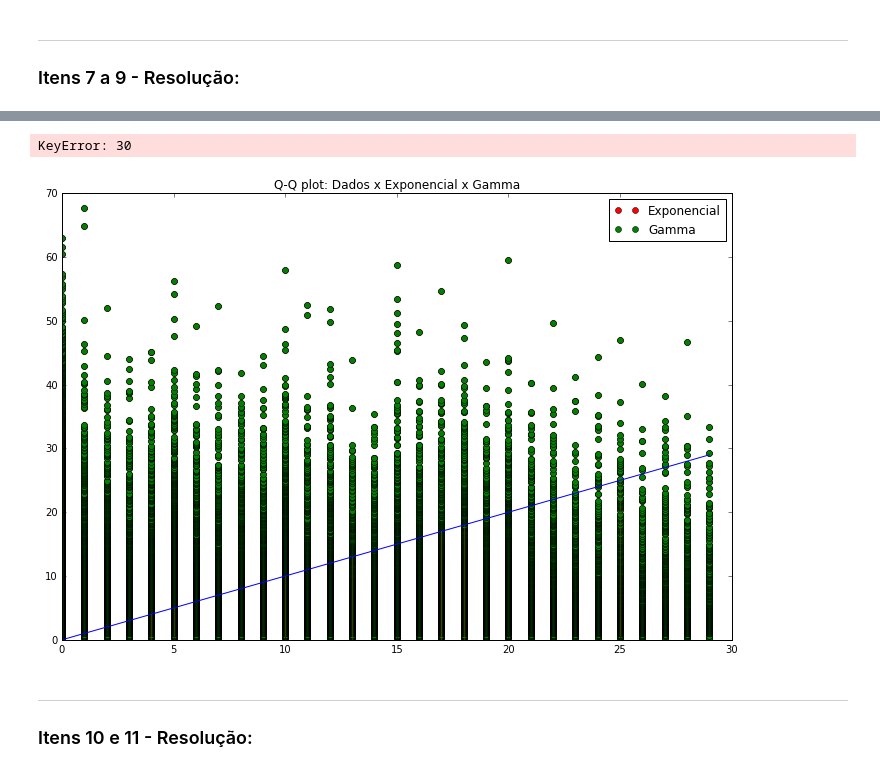
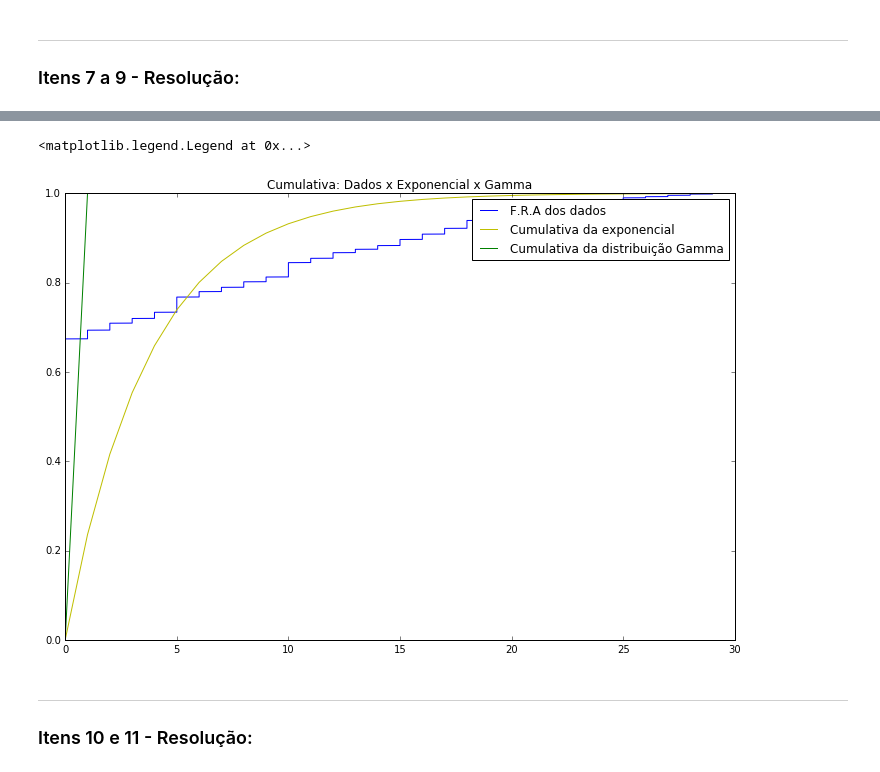
Before and after one commit to carletti/CD, a Jupyter notebook: Mini-Projeto1/MiniProjeto1.ipynb, the cells around one changed output, grey strips where cells are left out. Cells and saved outputs as stored; diff of their text form; code cells hidden in the pictures.

```diff
--- a/Mini-Projeto1/MiniProjeto1.ipynb
+++ b/Mini-Projeto1/MiniProjeto1.ipynb
@@ -84,5 +84,3 @@ computadores[computadores < 30].hist(normed=True, bins = 20, figsize=(14,10))
 # %% [markdown]
 #### Previsão
 Visto os dois primeiros gráficos, é possível afirmar que a variável atua de acordo com uma distribuição exponencial com alpha aproximadamente 1/5,6 ou uma destribuição gama, com K igual a 1 e teta igual a 1/5,6.
-# %%
-stats.gamma.fit(computadores)
@@ -90,0 +90,4 @@ stats.gamma.fit(computadores)
+# %%
+fg = stats.gamma.fit(computadores)
+fga, fgb, fgc = stats.gamma.fit(computadores)
+fg
@@ -92,13 +97,13 @@ stats.gamma.fit(computadores)
 ___
 ### Itens 7 a 9 - Resolução:
 # %%
-mu_exp = computadores.mean()
+mu_exp = computadorest.mean()
 
 # k para a gamma é escolhido entre 1 e 2 baseado na forma do histograma e no efeito que k tem na forma da gamma
-k_gamma = 1
+#k_gamma = 1
 
 # Estimamos theta da distribuição gamma
-theta_gamma = computadores.mean()/k_gamma
+#theta_gamma = computadorest.mean()/k_gamma
 
 
 x = np.linspace(0, 30, 50)
@@ -108,10 +113,12 @@ fig = plt.figure(figsize=(14,10))
 
 # histograma e densidade teórica
 #plt.plot(kind='hist', data=computadores, bins=range(0, 31), normed=True, label="Histograma dos dados")
-computadores[computadores < 30].hist(normed=True, bins=range(0, 31), figsize=(14,10), label="Histograma dos dados")
+computadorest.hist(normed=True, bins=range(0, 31), figsize=(14,10), label="Histograma dos dados")
 exponencial = stats.expon.pdf(x, scale=mu_exp)
-gamma = stats.gamma.pdf(x, scale=theta_gamma, loc=0, a=k_gamma)
-
+#gamma = stats.gamma.pdf(x, scale=theta_gamma, loc=0, a=k_gamma)
+gamma = stats.gamma.pdf(x, scale=fga, loc=fgb, a=fgc)
+#gammafit = stats.gamma(fg)
+#gfy = stats.gamma.pdf(x, fg)
 
 plt.plot(x, gamma, '-', color='green', label="Gamma") # Plota a gamma teórica
 plt.plot(x, exponencial, '-', color='red', label="Exponencial") # Plota a exponencial teórica
@@ -133,39 +170,27 @@ Name: NU_COMP_ALUNO, dtype: float64
 # %%
-# dados ordenados e quantis teóricos - QQplot
-
-# Calcula a frequência relativa acumulada com os dados vindos dos arquivos
-fra = [] # frequencia relativa acumulada
-for i in range(len(computadorest)):
-    acc = (i - 0.5) / len(computadorest)
-    if acc < 0:
-        acc = 0
-    fra.append(acc) # ver Magalhães e Lima (pag. 195)
-
-# Convertemos fra em uma Series do Pandas
-fra = pd.Series(data=fra)
-
-# Gera os valores dos quantis teóricos para as distribuições analisadas
-q_exp = stats.expon.ppf(fra, scale=mu_exp) # quantis teóricos da exponencial
-q_gamma = stats.gamma.ppf(fra, scale=theta_gamma, loc=0, a=k_gamma)
+# fra e FDA
+cdf_exponencial = stats.expon.cdf(computadorest, scale=mu_exp) #FDA
+cdf_gamma = stats.gamma.cdf(computadorest, scale=fga, loc=fgb, a=fgc)
 
 
 fig = plt.figure(figsize=(12,8))
 
-plt.title("Q-Q plot: Dados x Exponencial x Gamma")
+plt.title("Cumulativa: Dados x Exponencial x Gamma")
 
-exp_plot, = plt.plot(computadorest, q_exp, 'o', color="red", label="Exponencial")
-gamma_plot, = plt.plot(computadorest, q_gamma, 'o', color="green", label = "Gamma")
+dados_fra_plot, = plt.plot(computadorest, fra, '-', color='blue', label="F.R.A dos dados")
+cdf_exp_plot,   = plt.plot(computadorest, cdf_exponencial, '-', color='y', label = "Cumulativa da exponencial")
+cdf_gamma_plot, = plt.plot(computadorest, cdf_gamma, '-', color='green', label = "Cumulativa da distribuição Gamma")
 
-plt.legend(handles=[exp_plot, gamma_plot])
-plt.plot((min(computadorest), max(computadorest)), (min(computadorest), max(computadorest)), '-')
+plt.legend(handles=[dados_fra_plot, cdf_exp_plot, cdf_gamma_plot])
 
 
-for i in range(len(computadorest)):
-    plt.plot((computadorest[i], computadorest[i]), (q_exp[i], computadorest[i]), '-', color='red', alpha=0.3  )
-    plt.plot((computadorest[i], computadorest[i]), (q_gamma[i], computadorest[i]), '-', color='green', alpha=0.3  )
+#for i in range(len(computadorest)):
+ #   plt.plot((computadorest[i], computadorest[i]), (fra[i], cdf_exponencial[i]), ':', color="red", alpha=0.3)
+    #Omitido para não poluir muito o gráfico
+ #   plt.plot((computadorest[i], computadorest[i]), (fra[i], cdf_gamma[i]), '--', color="green", alpha=0.3)
 # %% [output]
-KeyError: 30
+<matplotlib.legend.Legend at 0x...>
-[figure, old version]
+[figure, new version]
 # %% [markdown]
 ___
 ### Itens 10 e 11 - Resolução:
```
Also changed, not shown: parts of 13 cells of this notebook.
